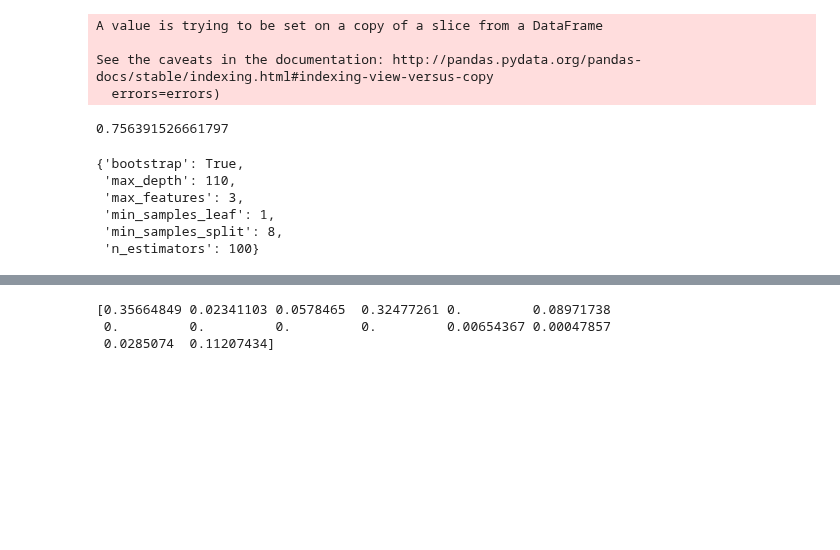
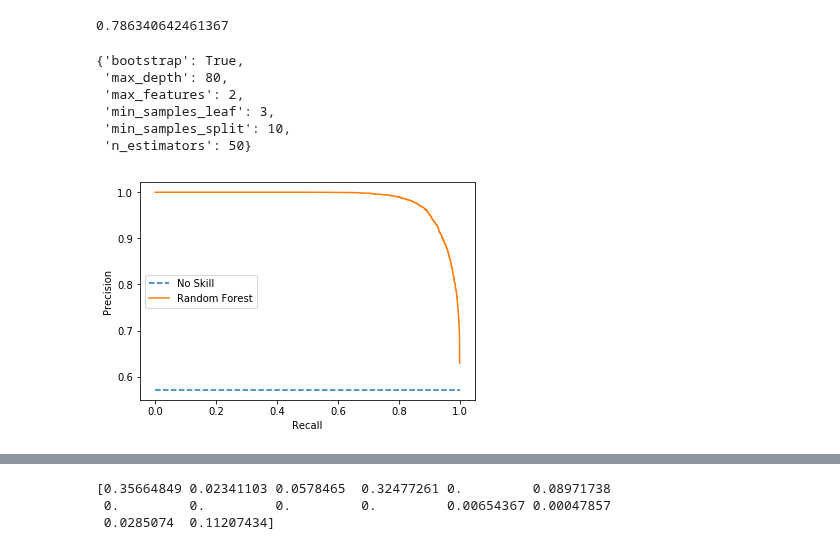
Before and after one commit to LawrenceGlenn/Exploration_of_Patent_Data, a Jupyter notebook: Untitled1.ipynb, the cells around one changed output, grey strips where cells are left out. Saved outputs shown, nothing was run; the diff lists cells and outputs as text; code cells hidden in the pictures; blank space fills up the shorter version.

Commit message:
cleaned up folders, files, added features, created precision recall curves

```diff
--- a/Untitled1.ipynb
+++ b/Untitled1.ipynb
@@ -49,12 +59,5 @@ df['abstract_cleaned'] = df['abstract_cleaned'].str.split(", ")
 # %%
-pat_modeler = ptp.PatentTrialPredicter(pd.read_csv("data/temp/train_pd.csv",sep="|"),pd.read_csv("data/temp/test_pd.csv",sep="|"))
+pat_modeler = ptp.PatentTrialPredicter(pd.read_csv("data/temp/train_pd_preped.csv",sep="|"),pd.read_csv("data/temp/test_pd_preped.csv",sep="|"))
-# %%
-pat_modeler.clean_self_df()
-# %% [output]
-A value is trying to be set on a copy of a slice from a DataFrame
-
-See the caveats in the documentation: http://pandas.pydata.org/pandas-docs/stable/indexing.html#indexing-view-versus-copy
-  errors=errors)
 # %%
 pat_modeler.create_X_y()
 # %%
@@ -70,13 +73,21 @@ model_rf = RandomForestClassifier()
 pat_modeler.Grid_Search(model_rf,parameters_rf)
 pat_modeler.grid.best_score_
 # %% [output]
-0.756391526661797
+0.786340642461367
 # %%
 pat_modeler.grid.best_params_
 # %% [output]
 {'bootstrap': True,
- 'max_depth': 110,
- 'max_features': 3,
- 'min_samples_leaf': 1,
- 'min_samples_split': 8,
- 'n_estimators': 100}
+ 'max_depth': 80,
+ 'max_features': 2,
+ 'min_samples_leaf': 3,
+ 'min_samples_split': 10,
+ 'n_estimators': 50}
+# %%
+pat_modeler.fit_model(RandomForestClassifier, pat_modeler.grid.best_params_)
+# %%
+fig,ax = plt.subplots()
+pat_modeler.plot_precision_recall(ax, "Random Forest")
+plt.savefig("img/pres_recall_RF_gridsearch_w_features")
+# %% [output]
+[figure, added]
```
Also changed, not shown: parts of 28 cells of this notebook, 21 other files.
